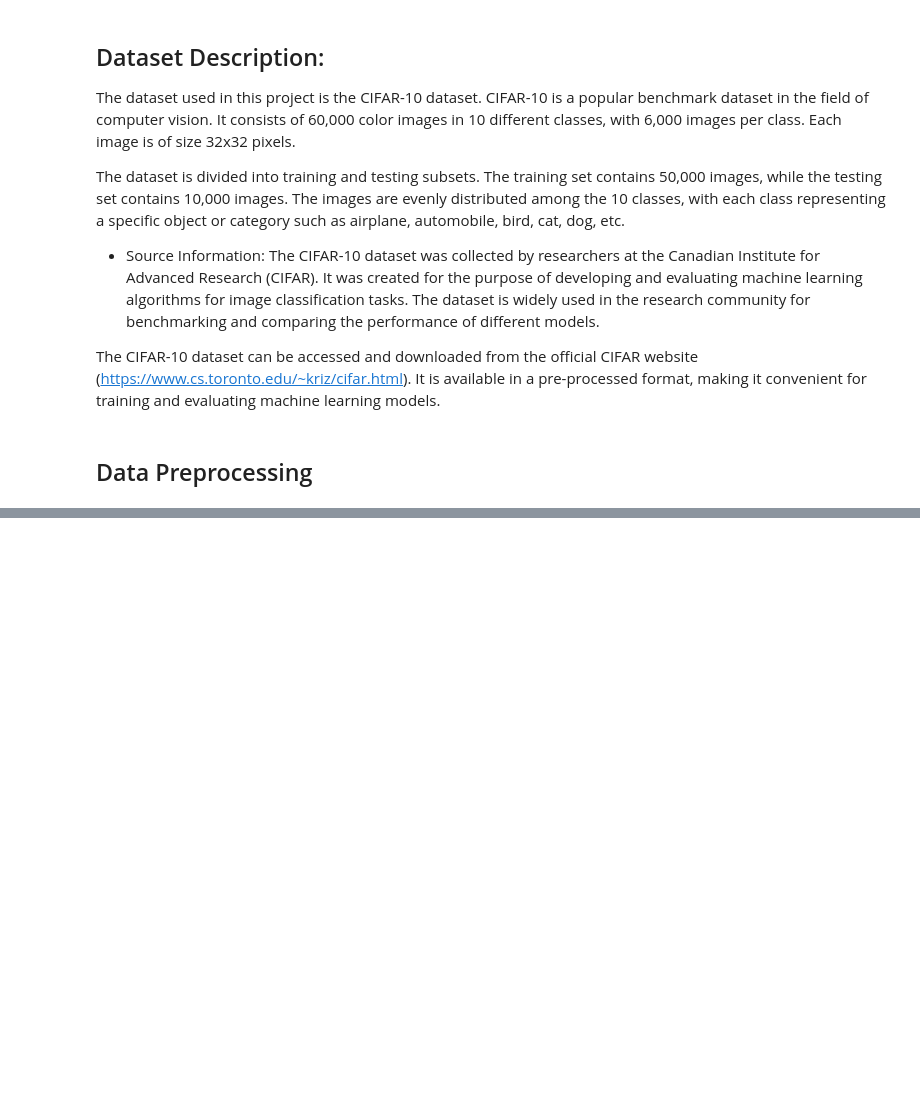
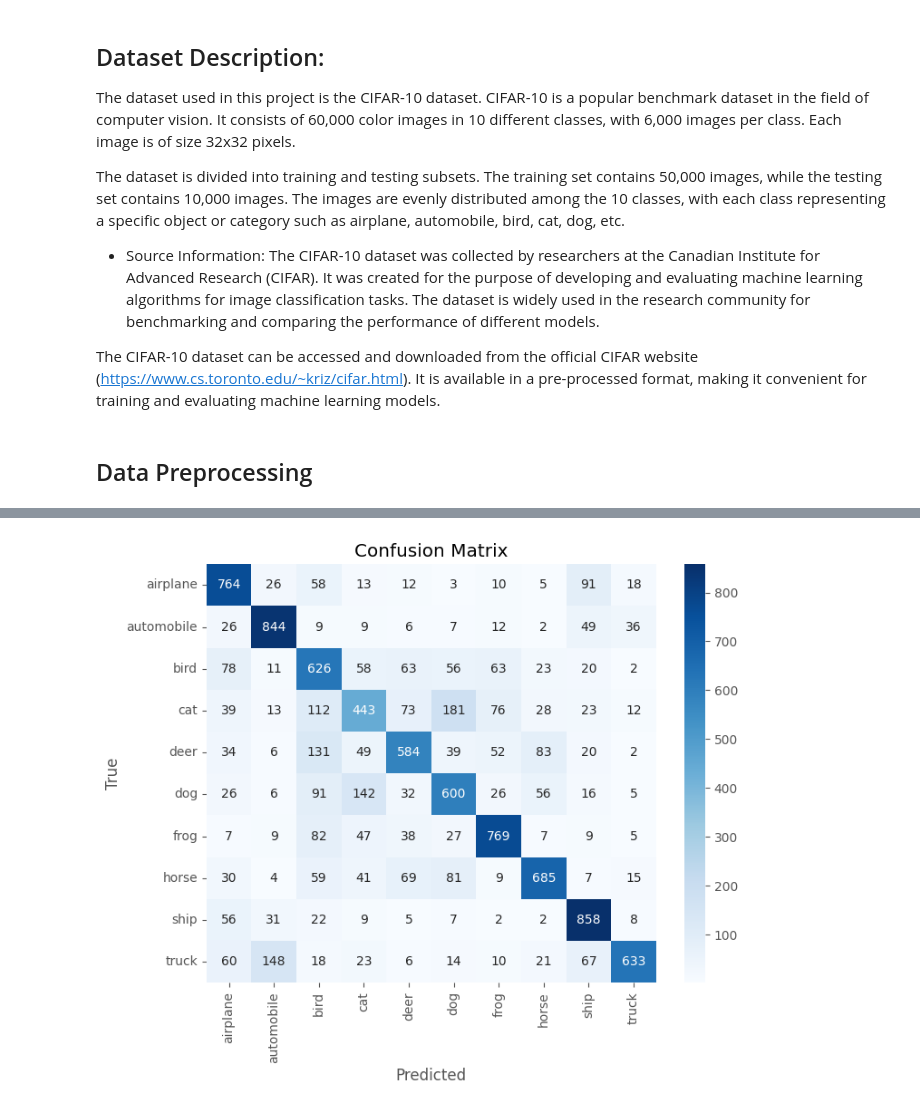
Before and after one commit to analyticsbyted/CNN-Image-Classification-CIFAR10, a Jupyter notebook: CNN_Image_Classification_CIFAR10.ipynb, the cells around one changed output, grey strips where cells are left out. Saved outputs shown, nothing was run; the diff lists cells and outputs as text; code cells hidden in the pictures; blank space fills up the shorter version.

```diff
--- a/CNN_Image_Classification_CIFAR10.ipynb
+++ b/CNN_Image_Classification_CIFAR10.ipynb
@@ -167,0 +203,7 @@ Test labels shape: (10000, 10, 10)
+# %%
+from tensorflow.keras import metrics
+
+# Compile the model
+model.compile(optimizer=Adam(learning_rate=0.001),
+              loss='categorical_crossentropy',
+              metrics=['accuracy'])
@@ -167,0 +291,21 @@ Test labels shape: (10000, 10, 10)
+# %%
+from tabulate import tabulate
+
+# Generate predictions for the test set
+y_pred = model.predict(x_test)
+y_pred_labels = np.argmax(y_pred, axis=1)
+
+# Convert one-hot encoded y_test back to labels
+y_true_labels = np.argmax(y_test, axis=1)
+
+# Generate the confusion matrix
+confusion_mat = confusion_matrix(y_true_labels, y_pred_labels)
+
+# Create a DataFrame with labeled rows and columns
+class_labels = ['airplane', 'automobile', 'bird', 'cat', 'deer',
+                'dog', 'frog', 'horse', 'ship', 'truck']
+confusion_df = pd.DataFrame(confusion_mat, index=class_labels, columns=class_labels)
+
+# Print the labeled confusion matrix using tabulate
+print("Confusion Matrix:")
+print(tabulate(confusion_df, headers='keys', tablefmt='fancy_grid'))
@@ -167,0 +330,19 @@ Test labels shape: (10000, 10, 10)
+# %%
+
+# Generate the confusion matrix
+confusion_mat = confusion_matrix(y_true_labels, y_pred_labels)
+
+# Create a labeled confusion matrix using seaborn
+class_labels = ['airplane', 'automobile', 'bird', 'cat', 'deer',
+                'dog', 'frog', 'horse', 'ship', 'truck']
+plt.figure(figsize=(8, 6))
+sns.heatmap(confusion_mat, annot=True, fmt='d', xticklabels=class_labels, yticklabels=class_labels, cmap='Blues')
+
+
+
+plt.xlabel('Predicted')
+plt.ylabel('True')
+plt.title('Confusion Matrix')
+plt.show()
+# %% [output]
+[figure, added]
```
Also changed, not shown: parts of 41 cells of this notebook, 1 other file.
